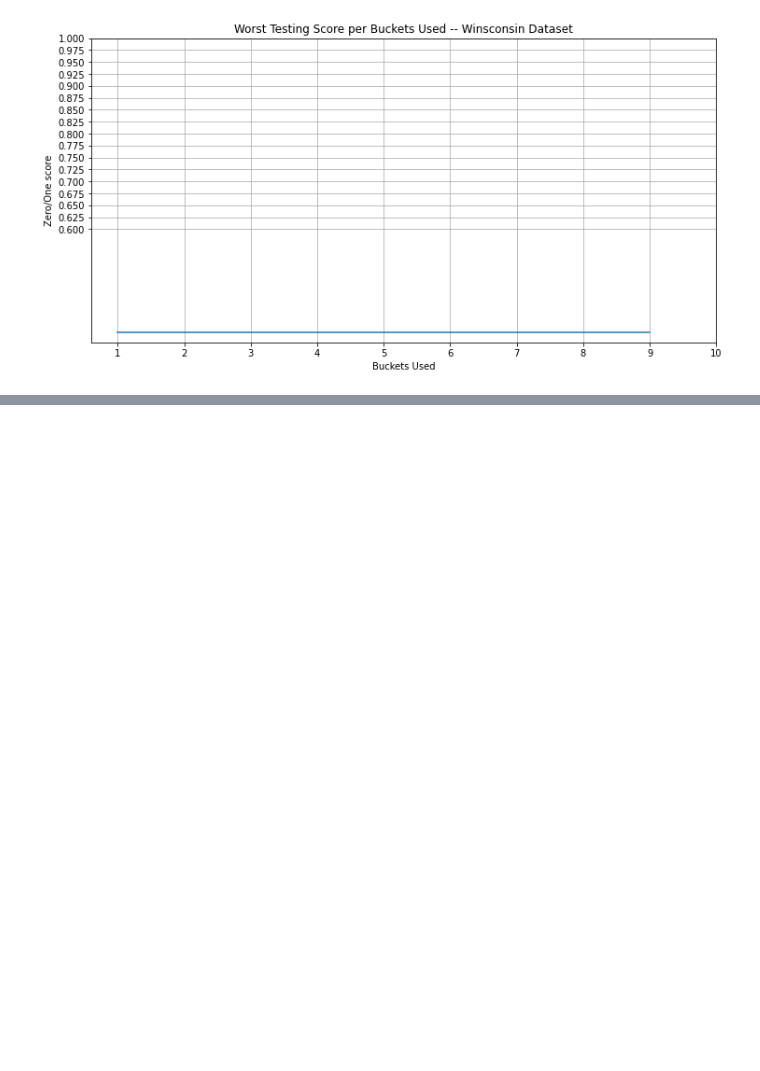
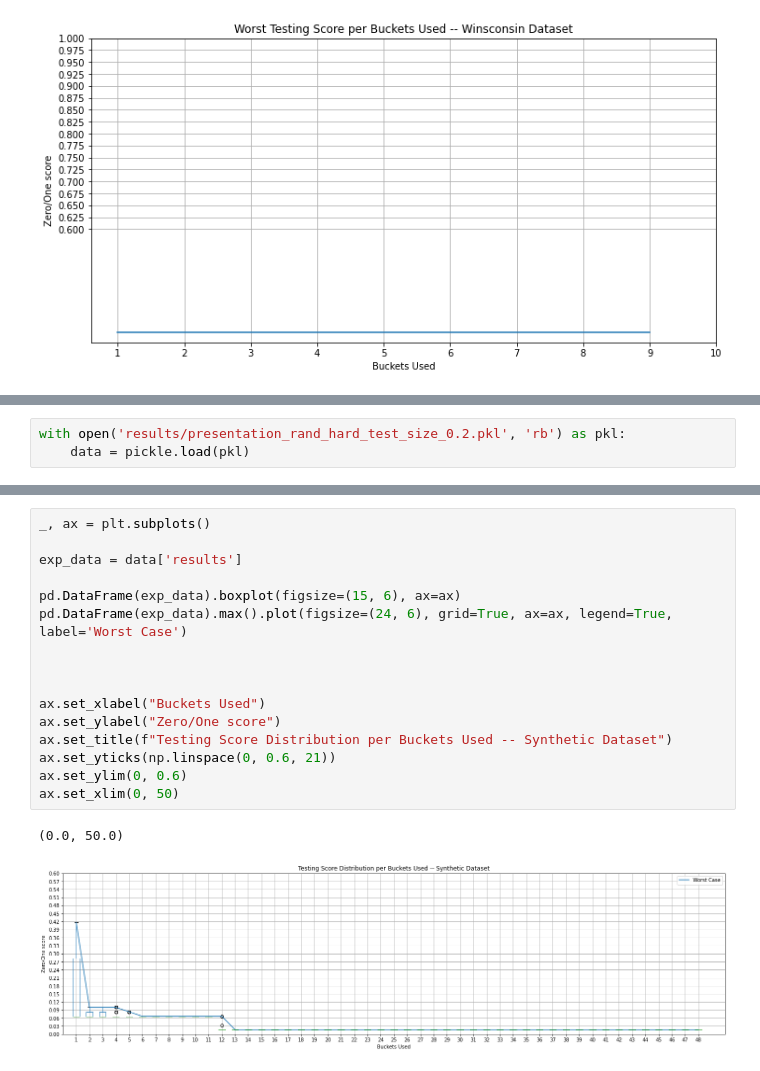
Before and after one commit to aguilarjose11/Perceptron-Corruption, a Jupyter notebook: DataCorruptionExperimentsAndResults.ipynb, the cells around one changed output, grey strips where cells are left out. Drawn from its saved outputs; the diff is of its cells as text; blank space fills up the shorter version.

```diff
--- a/DataCorruptionExperimentsAndResults.ipynb
+++ b/DataCorruptionExperimentsAndResults.ipynb
@@ -556,0 +559,3 @@ plt.yticks(np.linspace(0.6, 1.0, 17))
+# %%
+with open('results/presentation_rand_hard_test_size_0.2.pkl', 'rb') as pkl:
+    data = pickle.load(pkl)
@@ -556,0 +592,19 @@ plt.yticks(np.linspace(0.6, 1.0, 17))
+# %%
+_, ax = plt.subplots()
+
+exp_data = data['results']
+
+pd.DataFrame(exp_data).boxplot(figsize=(15, 6), ax=ax)
+pd.DataFrame(exp_data).max().plot(figsize=(24, 6), grid=True, ax=ax, legend=True, label='Worst Case')
+
+
+
+ax.set_xlabel("Buckets Used")
+ax.set_ylabel("Zero/One score")
+ax.set_title(f"Testing Score Distribution per Buckets Used -- Synthetic Dataset")
+ax.set_yticks(np.linspace(0, 0.6, 21))
+ax.set_ylim(0, 0.6)
+ax.set_xlim(0, 50)
+# %% [output]
+(0.0, 50.0)
+[figure, added]
```
Also changed, not shown: parts of 7 cells of this notebook, 5 other files.
